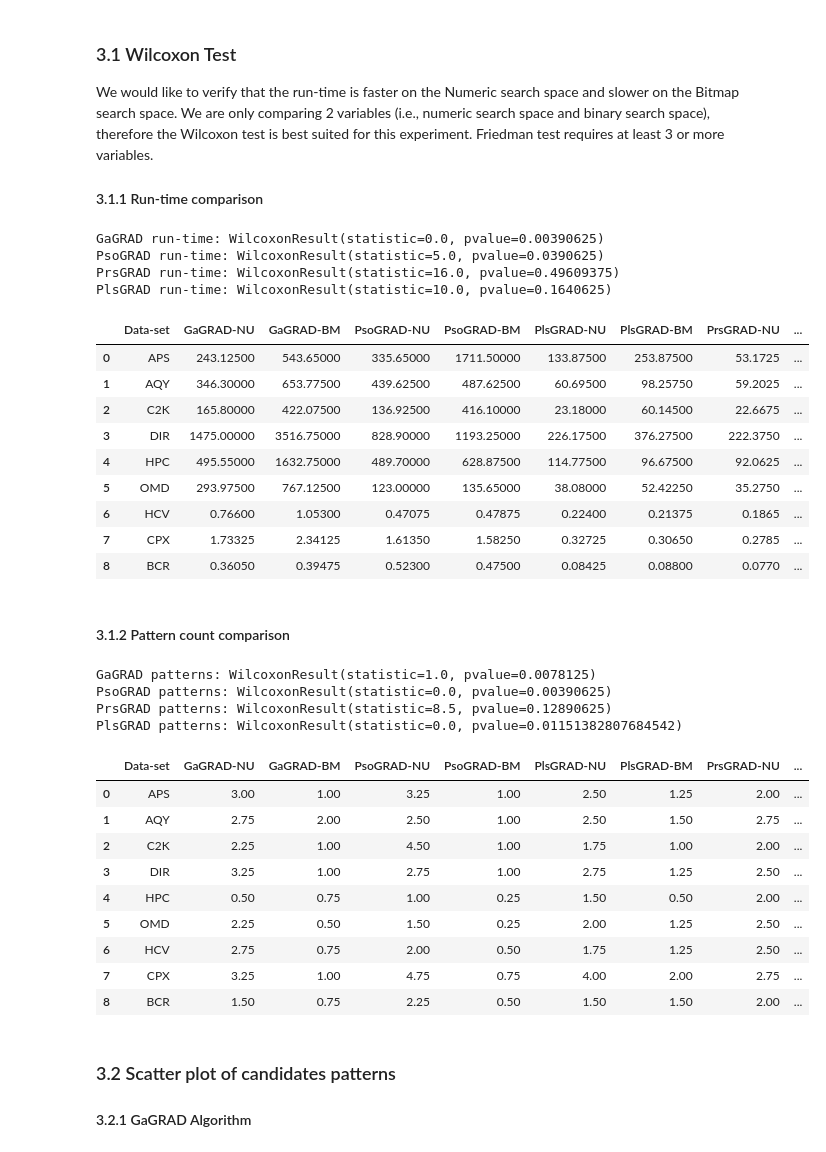
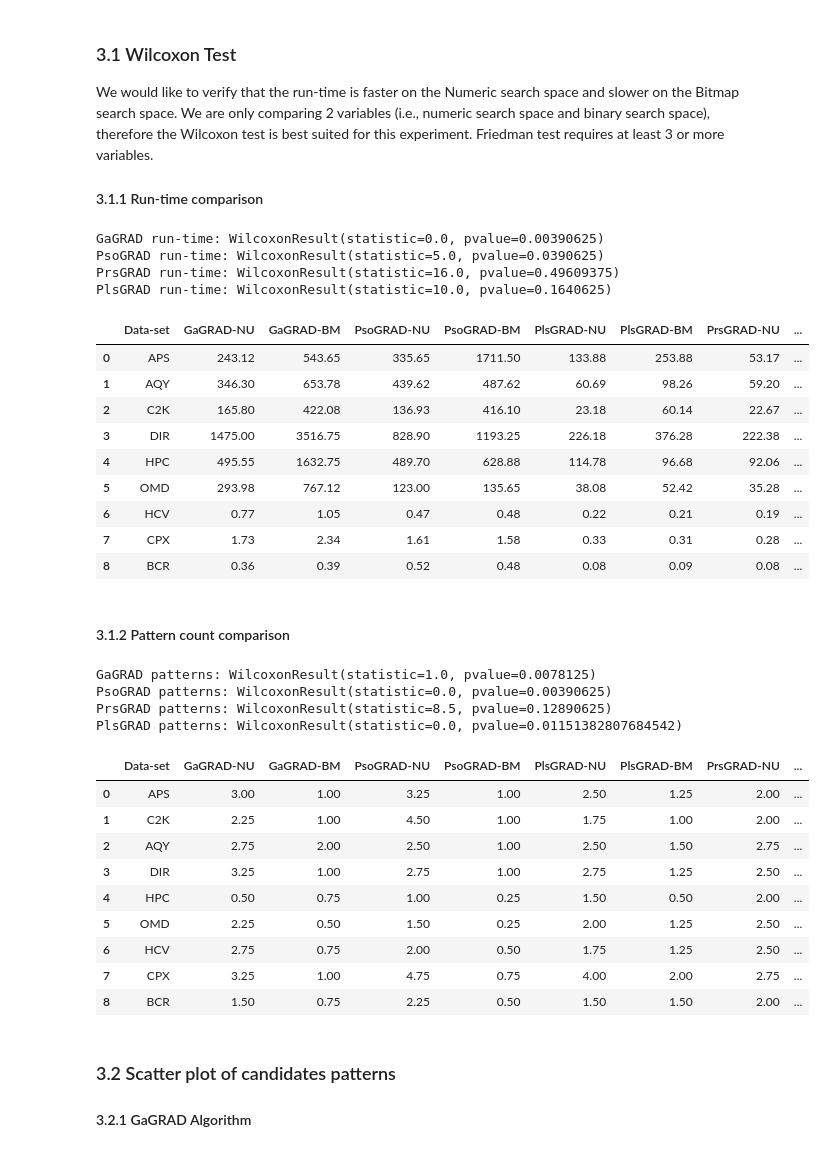
Before and after one commit to owuordickson/meso-hpc-lr, a Jupyter notebook: results/swarmgp/analysis.ipynb, the cells around one changed output. Cells and saved outputs as stored; diff of their text form; code cells hidden in the pictures.

```diff
--- a/results/swarmgp/analysis.ipynb
+++ b/results/swarmgp/analysis.ipynb
@@ -396,20 +442,10 @@ First, we calculate the mean and group the results into specific data frames.
 # %%
-data_sets = ['APS', 'AQY', 'BCR', 'C2K', 'CPX', 'DIR', 'HCV', 'HPC', 'OMD']
 algorithms = ['GRAANK', 'AcoGRAD', 'LcmGRAD', 'GaGRAD-NU', 'PsoGRAD-NU', 'PlsGRAD-NU', 'PrsGRAD-NU', 'GaGRAD-BM', 'PsoGRAD-BM', 'PlsGRAD-BM', 'PrsGRAD-BM']
-
-
-# Combining the results
-frames = [df_graank, df_aco, df_lcm, df_ga, df_pso, df_pls, df_prs]
-df_res = pd.concat(frames, ignore_index=True)
-
-# Only include these columns
-df_res = df_res[["Data-set", "Size", "Algorithm", "Support", "Run-time", "Memory", "Patterns", "Pattern-count", "Invalid-Patterns", "Search-Space", "Max-Iteration", "Max-Evaluation", "Iterations", "Candidates"]]
-
-
 
 
 it = 20
 data = []
+data_2 = []
 
 for ds in data_sets:
     df1 = df_res.loc[df_res['Data-set'] == ds]
@@ -425,6 +461,7 @@ for ds in data_sets:
             continue
         elif df3.empty:
             data.append([ds, alg, df2['Run-time'].mean(), df2['Run-time'].std(), df2['Memory'].mean(), df2['Memory'].std(), df2['Pattern-count'].mean(), df2['Pattern-count'].std(), df2['Invalid-Patterns'].mean(), df2['Invalid-Patterns'].std()])
+            data_2.append([ds, alg, df2['Run-time'].mean(), df2['Run-time'].std(), df2['Memory'].mean(), df2['Memory'].std(), df2['Pattern-count'].mean(), df2['Pattern-count'].std(), df2['Invalid-Patterns'].mean(), df2['Invalid-Patterns'].std()])
         else:
             its_arr = []
             cand_arr = []
@@ -441,17 +478,20 @@ for ds in data_sets:
             # cand_avg = np.median(cand_arr, axis=0)
 
             data.append([ds, alg, df3['Run-time'].mean(), df3['Run-time'].std(), df3['Memory'].mean(), df3['Memory'].std(), df3['Pattern-count'].mean(), df3['Pattern-count'].std(), df3['Invalid-Patterns'].mean(), df3['Invalid-Patterns'].std(), it, its_avg, its_std])
+            data_2.append([ds, alg, df3['Run-time'].mean(), df3['Run-time'].std(), df3['Memory'].mean(), df3['Memory'].std(), df3['Valid-GPs'].mean(), df3['Valid-GPs'].std(), df3['Invalid-GPs'].mean(), df3['Invalid-GPs'].std(), it, its_avg, its_std])
 
 df_data = pd.DataFrame(data=data, columns=['Data-set', 'Algorithm', 'Run-time (mean)', 'Run-time (std)', 'Memory (mean)', 'Memory (std)', 'Patterns (mean)', 'Patterns (std)', 'Invalid-patterns (mean)', 'Invalid-patterns (std)', 'Iterations', 'Iterations (mean)', 'Iterations (std)'])
-df_tab = df_data[['Data-set', 'Algorithm', 'Run-time (mean)', 'Run-time (std)', 'Memory (mean)', 'Memory (std)', 'Patterns (mean)', 'Patterns (std)', 'Run-time (mean)', 'Run-time (std)']]
-# df_data
+# if len(data_2) > 0:
+df_data2 = pd.DataFrame(data=data_2, columns=['Data-set', 'Algorithm', 'Run-time (mean)', 'Run-time (std)', 'Memory (mean)', 'Memory (std)', 'Patterns (mean)', 'Patterns (std)', 'Invalid-patterns (mean)', 'Invalid-patterns (std)', 'Iterations', 'Iterations (mean)', 'Iterations (std)'])
 
 
+# df_data
 # df_gps = df_res[["Data-set", "Algorithm", "Patterns", "Search-Space"]]
 # df_space = df_res[["Data-set", "Algorithm", "Run-time", "Memory", "Pattern-count", "Invalid-Patterns", "Search-Space", "Max-Evaluation", "Candidates"]]
 # df_comp = df_res[["Data-set", "Algorithm", "Run-time", "Memory", "Pattern-count", "Invalid-Patterns"]]
 # df_comp
 # df_res
+# df_data
 # %% [markdown]
 ### 3.1 Wilcoxon Test
 We would like to verify that the run-time is faster on the Numeric search space and slower on the Bitmap search space. We are only comparing 2 variables (i.e., numeric search space and binary search space), therefore the Wilcoxon test is best suited for this experiment. Friedman test requires at least 3 or more variables.
@@ -472,58 +512,67 @@ for alg in algorithms:
         df2 = df1.loc[df1['Data-set'] == ds]
         temp_data.append(df2['Run-time (mean)'].values[0])
     fried_data.append(temp_data)
 
 fried_data = np.array(fried_data).T
 df_fried = pd.DataFrame(data=fried_data, columns=algorithms)
 # print(df_fried)
 
 sp_res = stats.wilcoxon(df_fried['GaGRAD-NU'], df_fried['GaGRAD-BM'])
 print("GaGRAD run-time: " + str(sp_res))
 
 sp_res = stats.wilcoxon(df_fried['PsoGRAD-NU'], df_fried['PsoGRAD-BM'])
 print("PsoGRAD run-time: " + str(sp_res))
 
 sp_res = stats.wilcoxon(df_fried['PrsGRAD-NU'], df_fried['PrsGRAD-BM'])
 print("PrsGRAD run-time: " + str(sp_res))
 
 sp_res = stats.wilcoxon(df_fried['PlsGRAD-NU'], df_fried['PlsGRAD-BM'])
 print("PlsGRAD run-time: " + str(sp_res))
 
 print("\n")
 
+df_fried = df_fried.round(2)
 df_fried.insert(0, "Data-set", data_sets, True)
 df_fried
 # %% [output]
 GaGRAD run-time: WilcoxonResult(statistic=0.0, pvalue=0.00390625)
 PsoGRAD run-time: WilcoxonResult(statistic=5.0, pvalue=0.0390625)
 PrsGRAD run-time: WilcoxonResult(statistic=16.0, pvalue=0.49609375)
 PlsGRAD run-time: WilcoxonResult(statistic=10.0, pvalue=0.1640625)
 |  | Data-set | GaGRAD-NU | GaGRAD-BM | PsoGRAD-NU | PsoGRAD-BM | PlsGRAD-NU | PlsGRAD-BM | PrsGRAD-NU | ... |
-| 0 | APS | 243.12500 | 543.65000 | 335.65000 | 1711.50000 | 133.87500 | 253.87500 | 53.1725 | ... |
-| 1 | AQY | 346.30000 | 653.77500 | 439.62500 | 487.62500 | 60.69500 | 98.25750 | 59.2025 | ... |
-| 2 | C2K | 165.80000 | 422.07500 | 136.92500 | 416.10000 | 23.18000 | 60.14500 | 22.6675 | ... |
-| 3 | DIR | 1475.00000 | 3516.75000 | 828.90000 | 1193.25000 | 226.17500 | 376.27500 | 222.3750 | ... |
-| 4 | HPC | 495.55000 | 1632.75000 | 489.70000 | 628.87500 | 114.77500 | 96.67500 | 92.0625 | ... |
-| 5 | OMD | 293.97500 | 767.12500 | 123.00000 | 135.65000 | 38.08000 | 52.42250 | 35.2750 | ... |
-| 6 | HCV | 0.76600 | 1.05300 | 0.47075 | 0.47875 | 0.22400 | 0.21375 | 0.1865 | ... |
-| 7 | CPX | 1.73325 | 2.34125 | 1.61350 | 1.58250 | 0.32725 | 0.30650 | 0.2785 | ... |
-| 8 | BCR | 0.36050 | 0.39475 | 0.52300 | 0.47500 | 0.08425 | 0.08800 | 0.0770 | ... |
+| 0 | APS | 243.12 | 543.65 | 335.65 | 1711.50 | 133.88 | 253.88 | 53.17 | ... |
+| 1 | AQY | 346.30 | 653.78 | 439.62 | 487.62 | 60.69 | 98.26 | 59.20 | ... |
+| 2 | C2K | 165.80 | 422.08 | 136.93 | 416.10 | 23.18 | 60.14 | 22.67 | ... |
+| 3 | DIR | 1475.00 | 3516.75 | 828.90 | 1193.25 | 226.18 | 376.28 | 222.38 | ... |
+| 4 | HPC | 495.55 | 1632.75 | 489.70 | 628.88 | 114.78 | 96.68 | 92.06 | ... |
+| 5 | OMD | 293.98 | 767.12 | 123.00 | 135.65 | 38.08 | 52.42 | 35.28 | ... |
+| 6 | HCV | 0.77 | 1.05 | 0.47 | 0.48 | 0.22 | 0.21 | 0.19 | ... |
+| 7 | CPX | 1.73 | 2.34 | 1.61 | 1.58 | 0.33 | 0.31 | 0.28 | ... |
+| 8 | BCR | 0.36 | 0.39 | 0.52 | 0.48 | 0.08 | 0.09 | 0.08 | ... |
 # %% [markdown]
 #### 3.1.2 Pattern count comparison
 # %%
+import warnings
+warnings.filterwarnings('ignore')
+
 algorithms = ['GaGRAD-NU', 'GaGRAD-BM', 'PsoGRAD-NU', 'PsoGRAD-BM', 'PlsGRAD-NU', 'PlsGRAD-BM', 'PrsGRAD-NU', 'PrsGRAD-BM']
 # algorithms = ['GaGRAD-NU', 'GaGRAD-BM']
-data_sets = ['APS', 'AQY', 'C2K', 'DIR', 'HPC', 'OMD', 'HCV', 'CPX', 'BCR']
+data_sets = ['APS', 'C2K', 'AQY', 'DIR', 'HPC', 'OMD', 'HCV', 'CPX', 'BCR']
+
+# df = pd.DataFrame()
+df_data2['ratio'] = df_data2['Patterns (mean)'].div(df_data2['Invalid-patterns (mean)'])
 
 
 fried_data = []
 for alg in algorithms:
     df1 = df_data.loc[df_data['Algorithm'] == alg]
+    # df1 = df_data2.loc[df_data2['Algorithm'] == alg]
 
     temp_data = []
     for ds in data_sets:
         df2 = df1.loc[df1['Data-set'] == ds]
         temp_data.append(df2['Patterns (mean)'].values[0])
+        # temp_data.append(df2['ratio'].values[0])
     fried_data.append(temp_data)
 
 fried_data = np.array(fried_data).T
@@ -544,6 +593,7 @@ print("PlsGRAD patterns: " + str(sp_res))
 
 print("\n")
 
+df_fried = df_fried.round(2)
 df_fried.insert(0, "Data-set", data_sets, True)
 df_fried
 # %% [output]
@@ -553,8 +603,8 @@ PrsGRAD patterns: WilcoxonResult(statistic=8.5, pvalue=0.12890625)
 PlsGRAD patterns: WilcoxonResult(statistic=0.0, pvalue=0.01151382807684542)
 |  | Data-set | GaGRAD-NU | GaGRAD-BM | PsoGRAD-NU | PsoGRAD-BM | PlsGRAD-NU | PlsGRAD-BM | PrsGRAD-NU | ... |
 | 0 | APS | 3.00 | 1.00 | 3.25 | 1.00 | 2.50 | 1.25 | 2.00 | ... |
-| 1 | AQY | 2.75 | 2.00 | 2.50 | 1.00 | 2.50 | 1.50 | 2.75 | ... |
-| 2 | C2K | 2.25 | 1.00 | 4.50 | 1.00 | 1.75 | 1.00 | 2.00 | ... |
+| 1 | C2K | 2.25 | 1.00 | 4.50 | 1.00 | 1.75 | 1.00 | 2.00 | ... |
+| 2 | AQY | 2.75 | 2.00 | 2.50 | 1.00 | 2.50 | 1.50 | 2.75 | ... |
 | 3 | DIR | 3.25 | 1.00 | 2.75 | 1.00 | 2.75 | 1.25 | 2.50 | ... |
 | 4 | HPC | 0.50 | 0.75 | 1.00 | 0.25 | 1.50 | 0.50 | 2.00 | ... |
 | 5 | OMD | 2.25 | 0.50 | 1.50 | 0.25 | 2.00 | 1.25 | 2.50 | ... |
```
Also changed, not shown: parts of 8 cells of this notebook.
